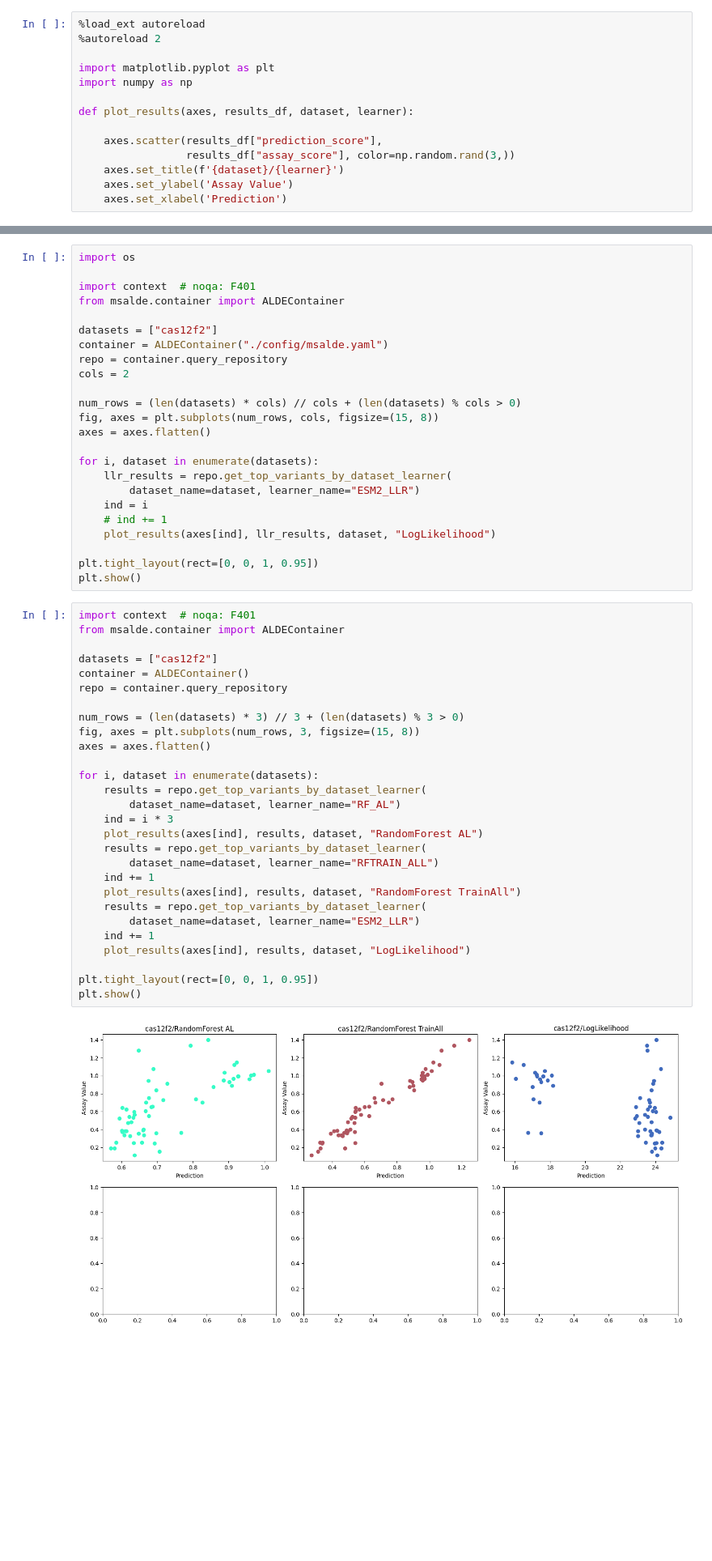
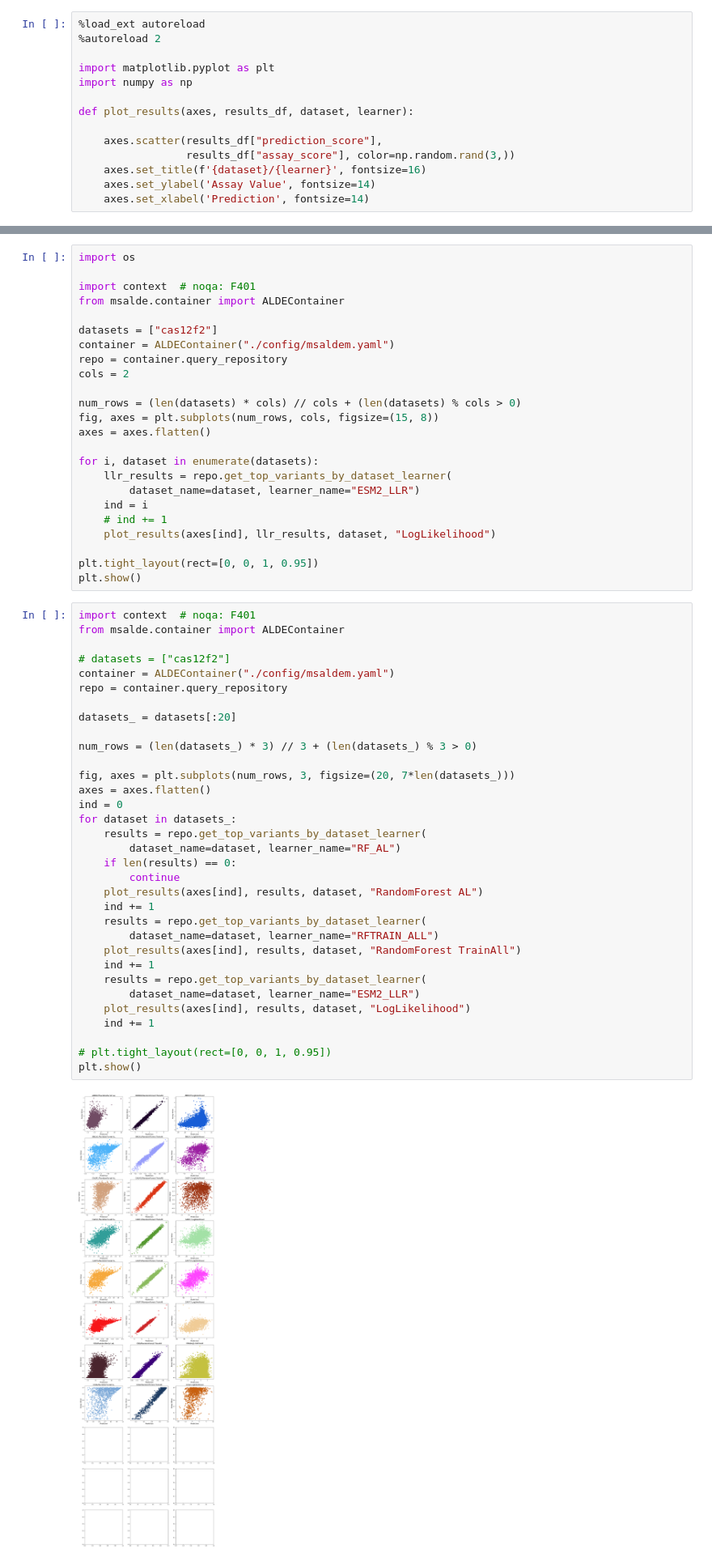
Before and after one commit to claudiofr/msalde, a Jupyter notebook: notebooks/prediction_corelations.ipynb, the cells around one changed output, grey strips where cells are left out. Shown at 81% size. Drawn from its saved outputs; the diff is of its cells as text; blank space fills up the shorter version.

```diff
--- a/notebooks/prediction_corelations.ipynb
+++ b/notebooks/prediction_corelations.ipynb
@@ -9,6 +9,6 @@ def plot_results(axes, results_df, dataset, learner):
 
     axes.scatter(results_df["prediction_score"],
                  results_df["assay_score"], color=np.random.rand(3,))
-    axes.set_title(f'{dataset}/{learner}')
-    axes.set_ylabel('Assay Value')
-    axes.set_xlabel('Prediction')
+    axes.set_title(f'{dataset}/{learner}', fontsize=16)
+    axes.set_ylabel('Assay Value', fontsize=14)
+    axes.set_xlabel('Prediction', fontsize=14)
@@ -19,7 +75,7 @@ import context  # noqa: F401
 from msalde.container import ALDEContainer
 
 datasets = ["cas12f2"]
-container = ALDEContainer("./config/msalde.yaml")
+container = ALDEContainer("./config/msaldem.yaml")
 repo = container.query_repository
 cols = 2
 
@@ -39,30 +95,35 @@ plt.show()
 # %%
 import context  # noqa: F401
 from msalde.container import ALDEContainer
 
-datasets = ["cas12f2"]
-container = ALDEContainer()
+# datasets = ["cas12f2"]
+container = ALDEContainer("./config/msaldem.yaml")
 repo = container.query_repository
 
-num_rows = (len(datasets) * 3) // 3 + (len(datasets) % 3 > 0)
-fig, axes = plt.subplots(num_rows, 3, figsize=(15, 8))
+datasets_ = datasets[:20]
+
+num_rows = (len(datasets_) * 3) // 3 + (len(datasets_) % 3 > 0)
+
+fig, axes = plt.subplots(num_rows, 3, figsize=(20, 7*len(datasets_)))
 axes = axes.flatten()
-
-for i, dataset in enumerate(datasets):
+ind = 0
+for dataset in datasets_:
     results = repo.get_top_variants_by_dataset_learner(
         dataset_name=dataset, learner_name="RF_AL")
-    ind = i * 3
+    if len(results) == 0:
+        continue
     plot_results(axes[ind], results, dataset, "RandomForest AL")
+    ind += 1
     results = repo.get_top_variants_by_dataset_learner(
         dataset_name=dataset, learner_name="RFTRAIN_ALL")
+    plot_results(axes[ind], results, dataset, "RandomForest TrainAll")
     ind += 1
-    plot_results(axes[ind], results, dataset, "RandomForest TrainAll")
     results = repo.get_top_variants_by_dataset_learner(
         dataset_name=dataset, learner_name="ESM2_LLR")
+    plot_results(axes[ind], results, dataset, "LogLikelihood")
     ind += 1
-    plot_results(axes[ind], results, dataset, "LogLikelihood")
 
-plt.tight_layout(rect=[0, 0, 1, 0.95])
+# plt.tight_layout(rect=[0, 0, 1, 0.95])
 plt.show()
 # %% [output]
-[figure, old version]
+[figure, new version]
```
Also changed, not shown: parts of 1 cell of this notebook, 13 other files.
